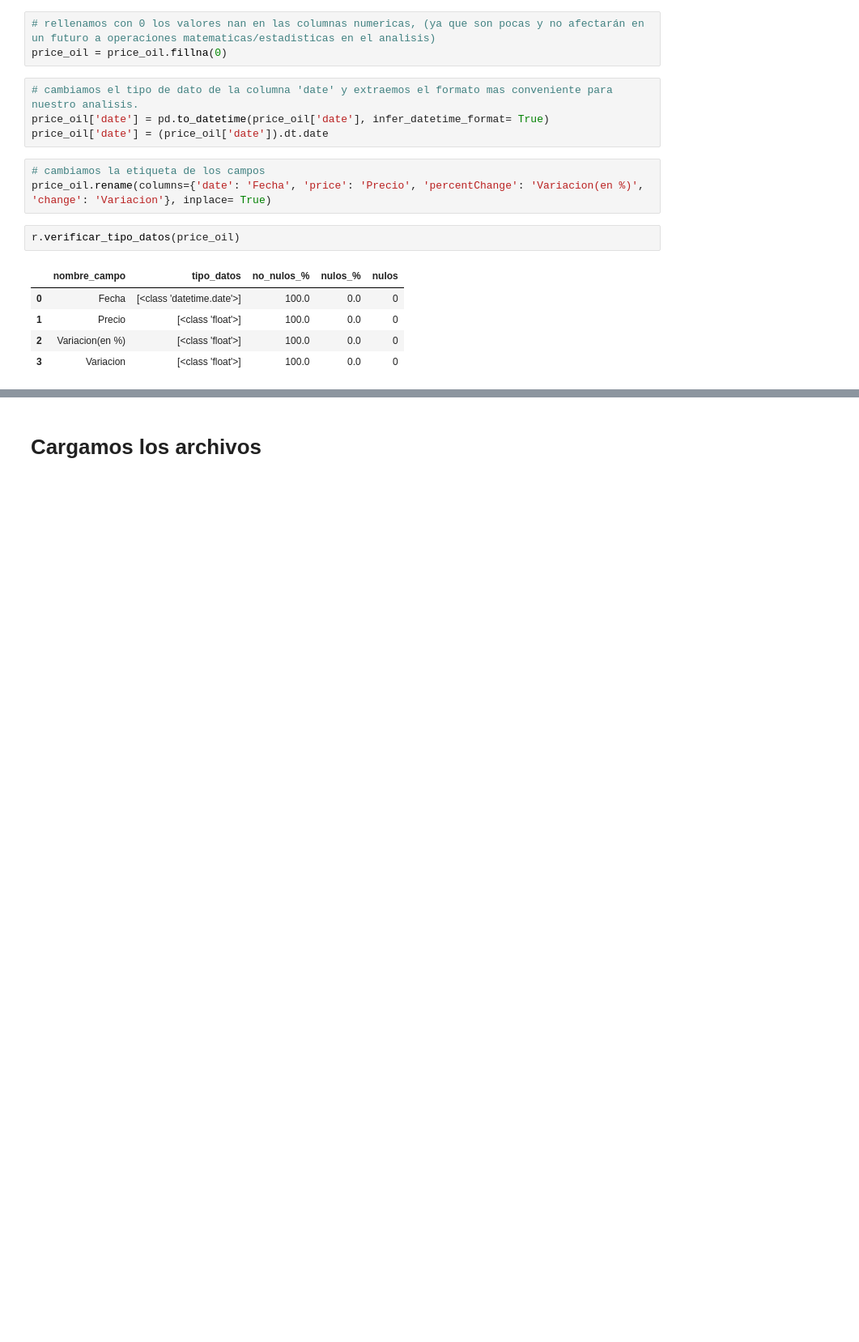
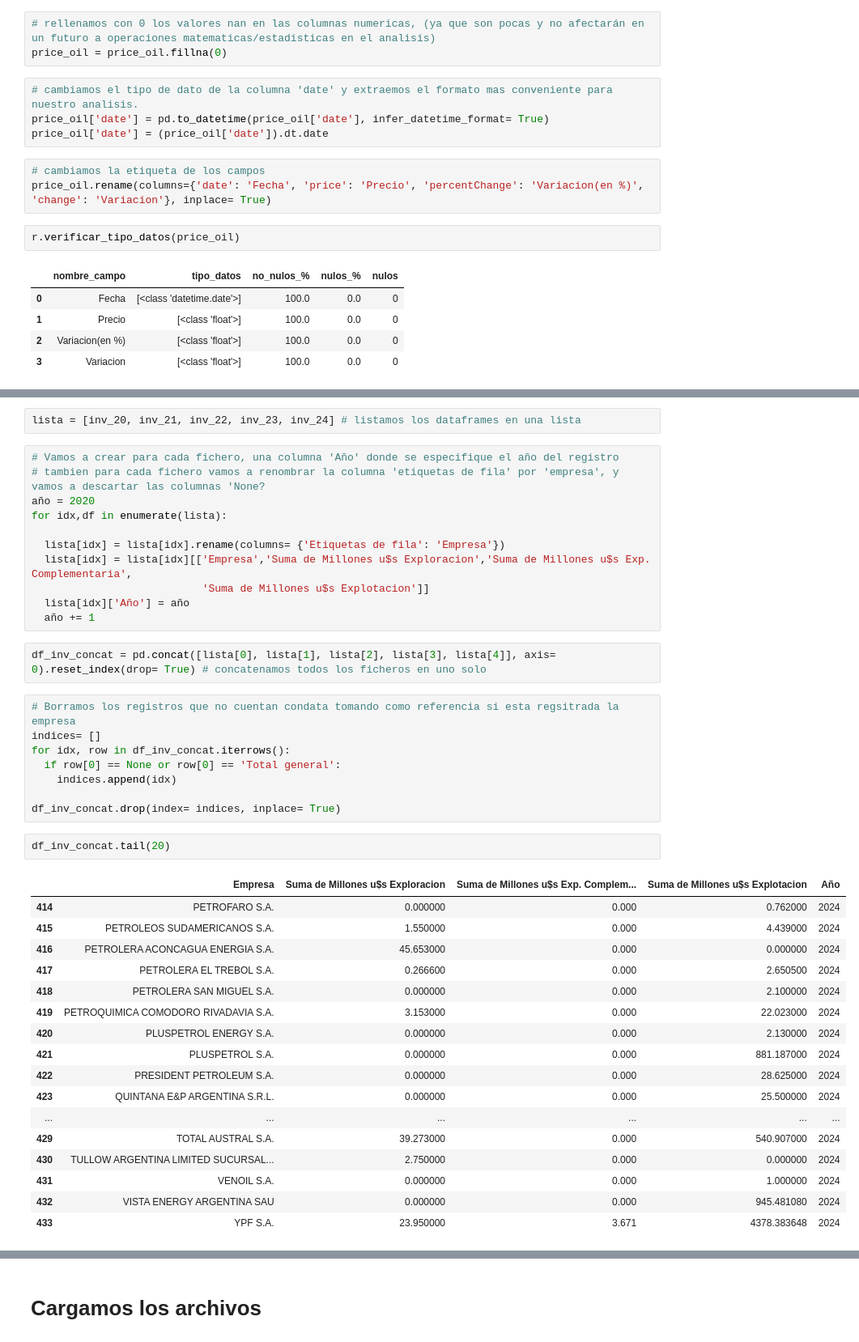
Before and after one commit to No-Country-simulation/c19-108-m-data-bi, a Jupyter notebook: notebooks/ETL.ipynb, the cells around one changed output, grey strips where cells are left out. Shown at 81% size. Cells and saved outputs as stored; diff of their text form; blank space fills up the shorter version.

```diff
--- a/notebooks/ETL.ipynb
+++ b/notebooks/ETL.ipynb
@@ -805,0 +827,43 @@ r.verificar_tipo_datos(price_oil)
+# %%
+lista = [inv_20, inv_21, inv_22, inv_23, inv_24] # listamos los dataframes en una lista
+# %%
+# Vamos a crear para cada fichero, una columna 'Año' donde se especifique el año del registro
+# tambien para cada fichero vamos a renombrar la columna 'etiquetas de fila' por 'empresa', y vamos a descartar las columnas 'None?
+año = 2020
+for idx,df in enumerate(lista):
+
+  lista[idx] = lista[idx].rename(columns= {'Etiquetas de fila': 'Empresa'})
+  lista[idx] = lista[idx][['Empresa','Suma de Millones u$s Exploracion','Suma de Millones u$s Exp. Complementaria',
+                           'Suma de Millones u$s Explotacion']]
+  lista[idx]['Año'] = año
+  año += 1
+# %%
+df_inv_concat = pd.concat([lista[0], lista[1], lista[2], lista[3], lista[4]], axis= 0).reset_index(drop= True) # concatenamos todos los ficheros en uno solo
+# %%
+# Borramos los registros que no cuentan condata tomando como referencia si esta regsitrada la empresa
+indices= []
+for idx, row in df_inv_concat.iterrows():
+  if row[0] == None or row[0] == 'Total general':
+    indices.append(idx)
+
+df_inv_concat.drop(index= indices, inplace= True)
+# %%
+df_inv_concat.tail(20)
+# %% [output]
+|  | Empresa | Suma de Millones u$s Exploracion | Suma de Millones u$s Exp. Complem... | Suma de Millones u$s Explotacion | Año |
+| 414 | PETROFARO S.A. | 0.000000 | 0.000 | 0.762000 | 2024 |
+| 415 | PETROLEOS SUDAMERICANOS S.A. | 1.550000 | 0.000 | 4.439000 | 2024 |
+| 416 | PETROLERA ACONCAGUA ENERGIA S.A. | 45.653000 | 0.000 | 0.000000 | 2024 |
+| 417 | PETROLERA EL TREBOL S.A. | 0.266600 | 0.000 | 2.650500 | 2024 |
+| 418 | PETROLERA SAN MIGUEL S.A. | 0.000000 | 0.000 | 2.100000 | 2024 |
+| 419 | PETROQUIMICA COMODORO RIVADAVIA S.A. | 3.153000 | 0.000 | 22.023000 | 2024 |
+| 420 | PLUSPETROL ENERGY S.A. | 0.000000 | 0.000 | 2.130000 | 2024 |
+| 421 | PLUSPETROL S.A. | 0.000000 | 0.000 | 881.187000 | 2024 |
+| 422 | PRESIDENT PETROLEUM S.A. | 0.000000 | 0.000 | 28.625000 | 2024 |
+| 423 | QUINTANA E&P ARGENTINA S.R.L. | 0.000000 | 0.000 | 25.500000 | 2024 |
+| ... | ... | ... | ... | ... | ... |
+| 429 | TOTAL AUSTRAL S.A. | 39.273000 | 0.000 | 540.907000 | 2024 |
+| 430 | TULLOW ARGENTINA LIMITED SUCURSAL... | 2.750000 | 0.000 | 0.000000 | 2024 |
+| 431 | VENOIL S.A. | 0.000000 | 0.000 | 1.000000 | 2024 |
+| 432 | VISTA ENERGY ARGENTINA SAU | 0.000000 | 0.000 | 945.481080 | 2024 |
+| 433 | YPF S.A. | 23.950000 | 3.671 | 4378.383648 | 2024 |
```
Also changed, not shown: parts of 10 cells of this notebook, 5 other files.
